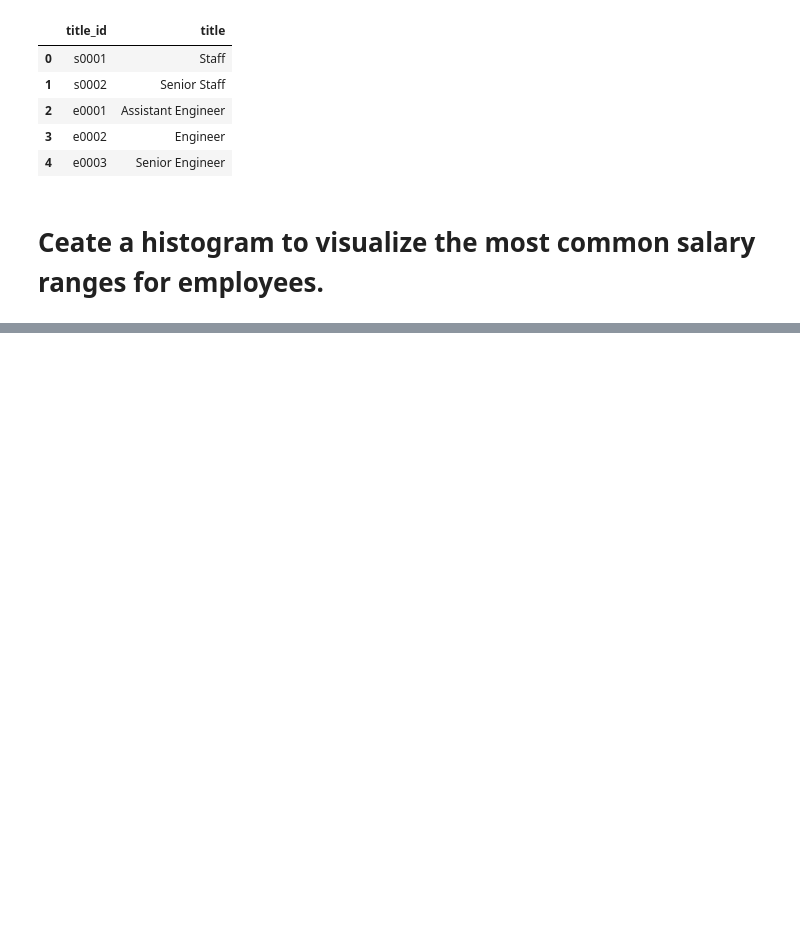
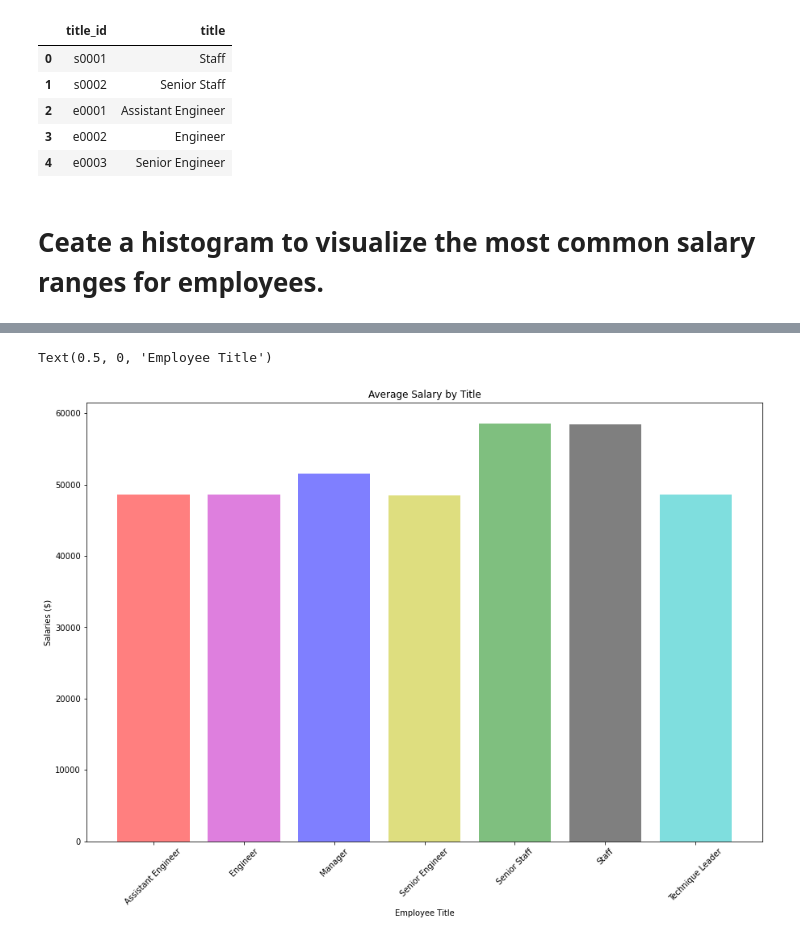
Before and after one commit to Master-Leo/SQL-Challenge, a Jupyter notebook: EmployeeSQL/bonus_analysis.ipynb, the cells around one changed output, grey strips where cells are left out. Cells and saved outputs as stored; diff of their text form; code cells hidden in the pictures; blank space fills up the shorter version.

Commit message:
'updated bar graph'

```diff
--- a/EmployeeSQL/bonus_analysis.ipynb
+++ b/EmployeeSQL/bonus_analysis.ipynb
@@ -71,0 +75,13 @@ plt.show()
+# %%
+#Query tables for salary and title
+query = '''
+SELECT t.title, s.salary
+FROM salaries AS s
+INNER JOIN employees AS e
+ON s.emp_no = e.emp_no
+INNER JOIN titles AS t
+ON e.emp_title_id = t.title_id;
+'''
+#Output query to a dataframe
+combined_data = pd.read_sql_query(query,engine)
+combined_data.head()
@@ -71,0 +95,5 @@ plt.show()
+# %%
+#Groupby data column Title and average salary
+grouped_sal = combined_data.groupby(combined_data["title"])
+salary_avg = grouped_sal["salary"].mean()
+salary_avg
@@ -71,0 +110,5 @@ plt.show()
+# %%
+#Create new dataframe with average salary and set index
+salary_avg_df = pd.DataFrame({'Average Salary': salary_avg})
+salary_avg = salary_avg_df.reset_index()
+salary_avg
@@ -71,0 +124,14 @@ plt.show()
+# %%
+x_axis = np.arange(len(salary_avg))
+tick_locations = [value+0.4 for value in x_axis]
+# %%
+plt.figure(figsize=(15,10))
+plt.bar(x_axis, salary_avg["Average Salary"], color=["r", "m", "b", "y", "g", "k", "c"], alpha=0.5, align="edge")
+plt.xticks(tick_locations, salary_avg["title"], rotation="45")
+
+plt.title("Average Salary by Title")
+plt.ylabel("Salaries ($)")
+plt.xlabel("Employee Title")
+# %% [output]
+Text(0.5, 0, 'Employee Title')
+[figure, added]
```
Also changed, not shown: parts of 6 cells of this notebook.
